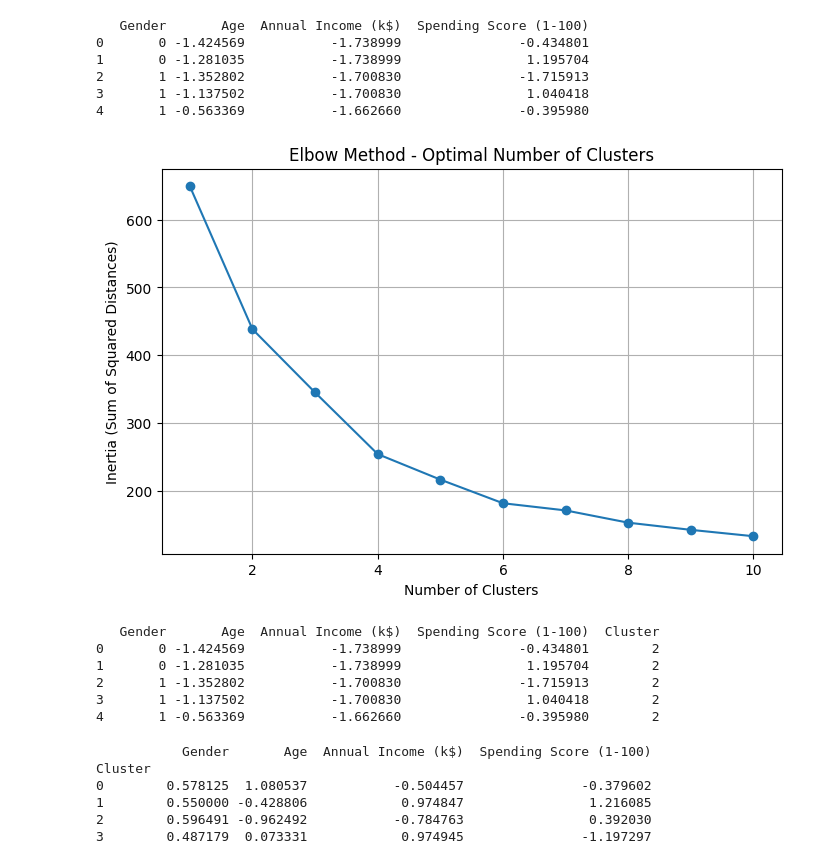
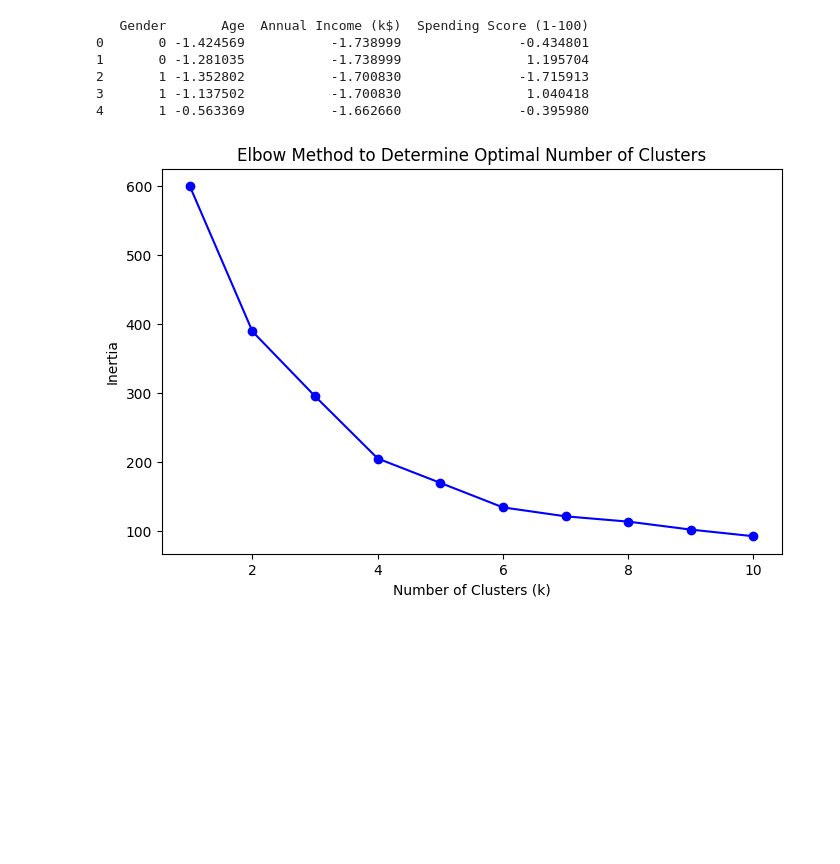
Before and after one commit to APape95/Customer-Segmentation-and-Recommendation-System, a Jupyter notebook: Customer Segmentation and Recommendation System.ipynb, the cells around one changed output. Cells and saved outputs as stored; diff of their text form; code cells hidden in the pictures; blank space fills up the shorter version.

```diff
--- a/Customer Segmentation and Recommendation System.ipynb
+++ b/Customer Segmentation and Recommendation System.ipynb
@@ -142,58 +190,32 @@ print(customer_data_scaled.head())
 3       1 -1.137502           -1.700830                1.040418
 4       1 -0.563369           -1.662660               -0.395980
 # %%
+from sklearn.preprocessing import StandardScaler
 from sklearn.cluster import KMeans
-import matplotlib.pyplot as plt
+import numpy as np
 
-# List to store the inertia for each number of clusters
+# Select the relevant features for clustering (Age, Annual Income, Spending Score)
+features = customer_data[['Age', 'Annual Income (k$)', 'Spending Score (1-100)']]
+
+# Standardize the features
+scaler = StandardScaler()
+scaled_features = scaler.fit_transform(features)
+
+# Use the Elbow method to find the optimal number of clusters
 inertia = []
+k_values = range(1, 11)  # Testing for 1 to 10 clusters
 
-# Range of cluster numbers to try
-cluster_range = range(1, 11)
-
-# Perform K-means clustering for each number of clusters and calculate the inertia
-for k in cluster_range:
+for k in k_values:
     kmeans = KMeans(n_clusters=k, random_state=42)
-    kmeans.fit(customer_data_scaled)
+    kmeans.fit(scaled_features)
     inertia.append(kmeans.inertia_)
 
-# Plot the Elbow Method
+# Plot the Elbow Method result
 plt.figure(figsize=(8, 5))
-plt.plot(cluster_range, inertia, marker='o')
-plt.title('Elbow Method - Optimal Number of Clusters')
-plt.xlabel('Number of Clusters')
-plt.ylabel('Inertia (Sum of Squared Distances)')
-plt.grid(True)
+plt.plot(k_values, inertia, 'bo-')
+plt.title('Elbow Method to Determine Optimal Number of Clusters')
+plt.xlabel('Number of Clusters (k)')
+plt.ylabel('Inertia')
 plt.show()
 # %% [output]
-[figure, old version]
+[figure, new version]
-# %%
-# Run K-Means with the optimal number of clusters
-k_optimal = 4
-kmeans = KMeans(n_clusters=k_optimal, random_state=42)
-
-# Fit K-Means on the scaled data
-customer_data_scaled['Cluster'] = kmeans.fit_predict(customer_data_scaled)
-
-# Display the first few rows with the cluster assignments
-print(customer_data_scaled.head())
-# %% [output]
-   Gender       Age  Annual Income (k$)  Spending Score (1-100)  Cluster
-0       0 -1.424569           -1.738999               -0.434801        2
-1       0 -1.281035           -1.738999                1.195704        2
-2       1 -1.352802           -1.700830               -1.715913        2
-3       1 -1.137502           -1.700830                1.040418        2
-4       1 -0.563369           -1.662660               -0.395980        2
-# %%
-# Group the data by Cluster and calculate mean for each feature
-cluster_summary = customer_data_scaled.groupby('Cluster').mean()
-
-# Display the cluster summary
-print(cluster_summary)
-# %% [output]
-           Gender       Age  Annual Income (k$)  Spending Score (1-100)
-Cluster
-0        0.578125  1.080537           -0.504457               -0.379602
-1        0.550000 -0.428806            0.974847                1.216085
-2        0.596491 -0.962492           -0.784763                0.392030
-3        0.487179  0.073331            0.974945               -1.197297
```
Also changed, not shown: parts of 12 cells of this notebook, 1 other file.
